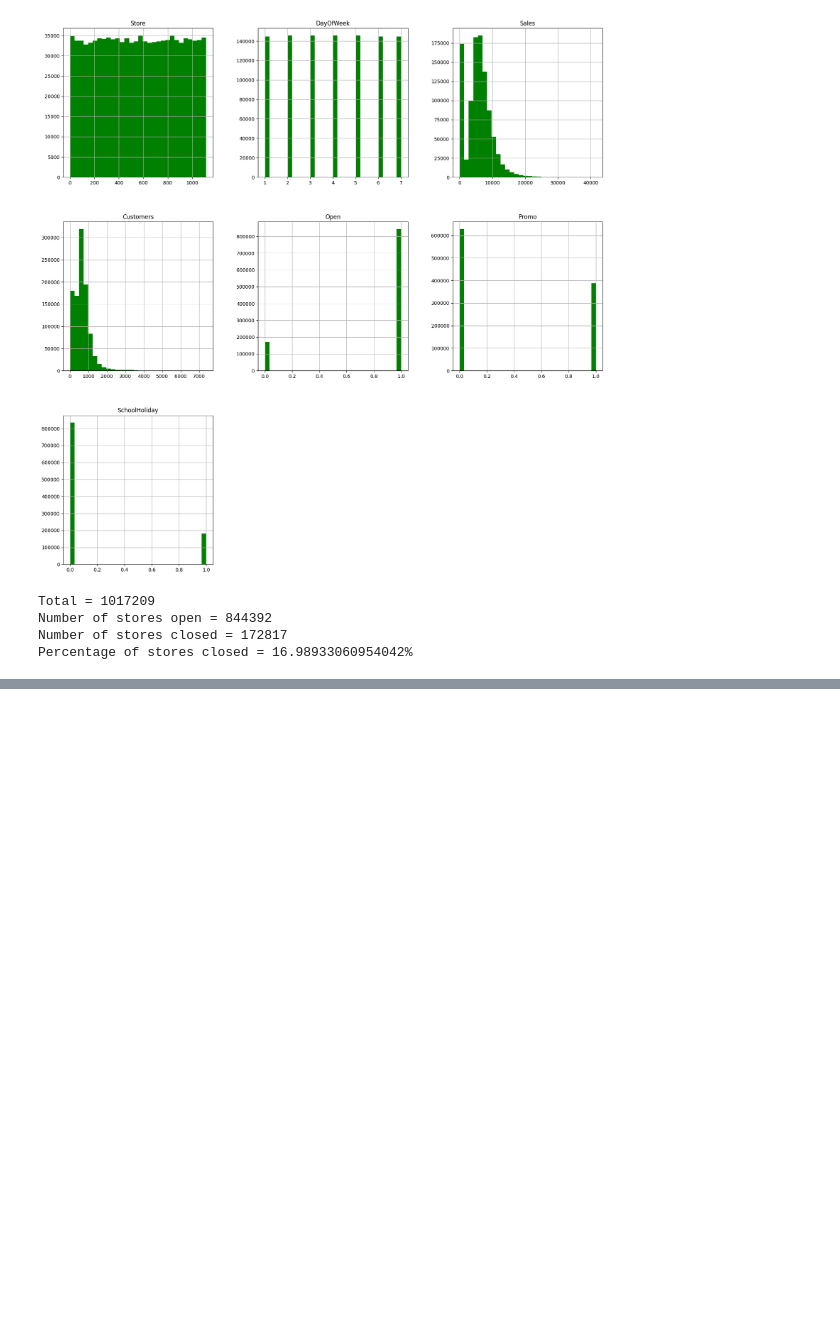
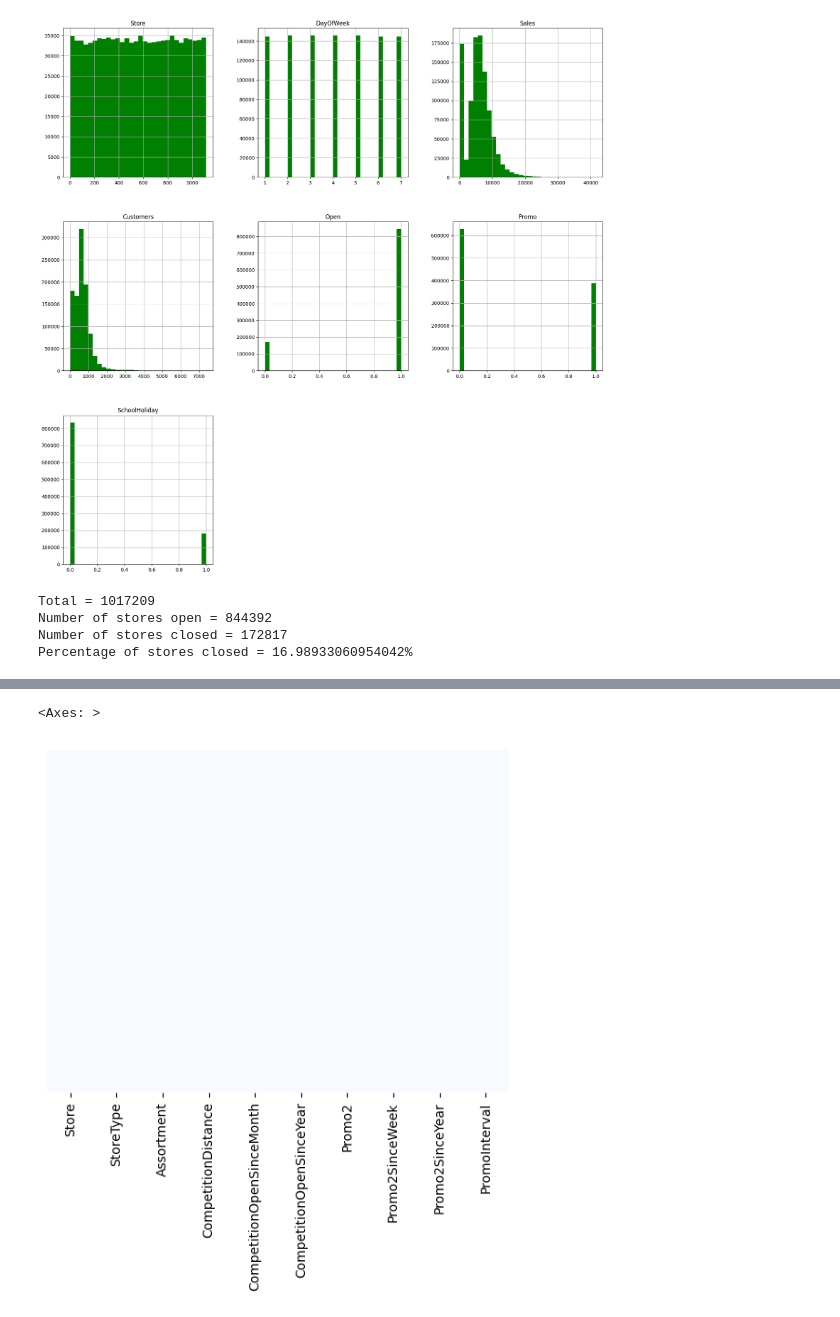
Before and after one commit to CD-AC/DataScience-Sales_Prediction, a Jupyter notebook: Sales_Prediction.ipynb, the cells around one changed output, grey strips where cells are left out. Saved outputs shown, nothing was run; the diff lists cells and outputs as text; code cells hidden in the pictures; blank space fills up the shorter version.

```diff
--- a/Sales_Prediction.ipynb
+++ b/Sales_Prediction.ipynb
@@ -131,0 +225,8 @@ Percentage of stores closed = 16.98933060954042%
+# %%
+# Hay 3 filas con valores de 'CompetitionDistance' que faltan, llenémoslas con valores promedio de la columna 'CompetitionDistance'
+store_info_df['CompetitionDistance'].fillna(store_info_df['CompetitionDistance'].mean(), inplace=True)
+# %%
+sns.heatmap(store_info_df.isnull(), yticklabels=False, cbar=False, cmap = "Blues")
+# %% [output]
+<Axes: >
+[figure, added]
```
Also changed, not shown: parts of 46 cells of this notebook.
